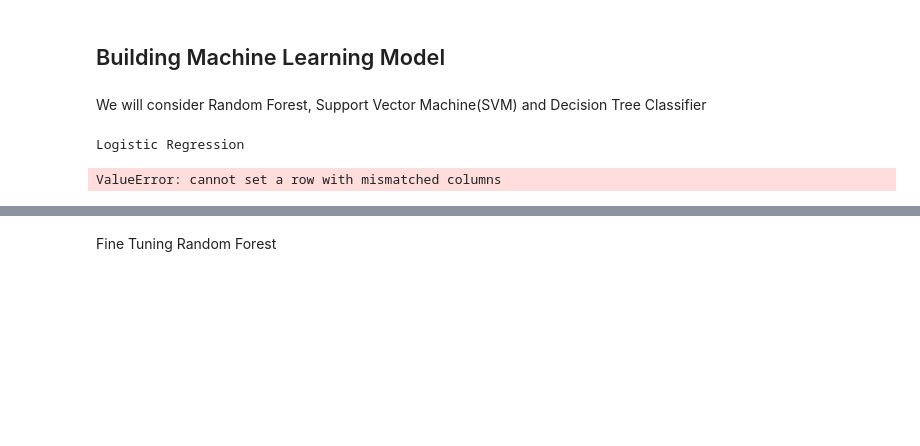
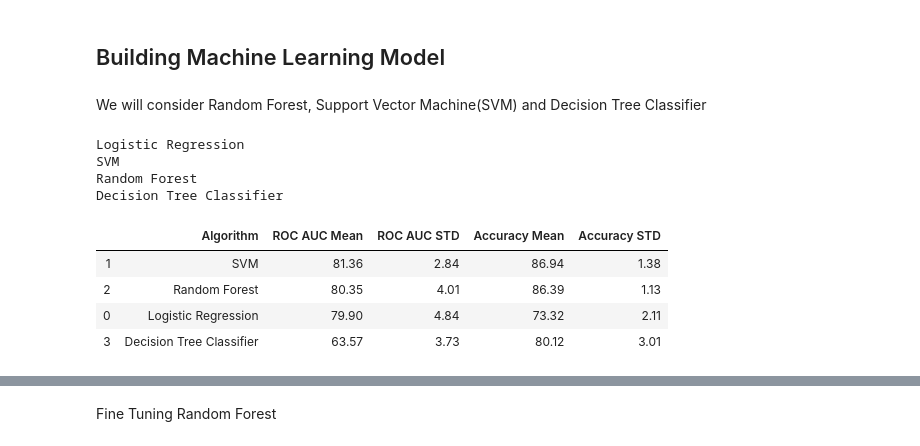
Before and after one commit to Dantarshi/dsc-mod-5-project-online-ds-ft-100719, a Jupyter notebook: student.ipynb, the cells around one changed output, grey strips where cells are left out. Cells and saved outputs as stored; diff of their text form; code cells hidden in the pictures; blank space fills up the shorter version.

```diff
--- a/student.ipynb
+++ b/student.ipynb
@@ -338,7 +338,7 @@ Size of Full dataset is: (1470, 30)
 # we have a heavey imbalance of class( we have more employesss with 0 than 1)
 
 
-X_train, X_test, y_train, y_test = train_test_split(df, target, test_size=0.25, random_state=24, stratify=target)
+X_train, X_test, y_train, y_test = train_test_split(df, target, test_size=0.25, random_state=24) #stratify=target)
 
 print("Number transactions X_train dataset: ", X_train.shape)
 print("Number transactions y_train dataset: ", y_train.shape)
@@ -356,7 +356,7 @@ Number transactions y_test dataset:  (368,)
 Name: Attrition, dtype: int64
 # %%
-smote = SMOTE()
-X_train, y_train = smote.fit_sample(X_train, y_train)
-X_train = pd.DataFrame(X_train, columns=df.columns)
-y_train = pd.Series(y_train, name=y_test.name)
-pd.Series(y_train).value_counts()
+# smote = SMOTE()
+# X_train, y_train = smote.fit_sample(X_train, y_train)
+# X_train = pd.DataFrame(X_train, columns=df.columns)
+# y_train = pd.Series(y_train, name=y_test.name)
+# pd.Series(y_train).value_counts()
@@ -385,42 +381,43 @@ models.append(('Decision Tree Classifier', DecisionTreeClassifier(random_state=2
 # %%
 acc_results = []
 auc_results = []
 names = []
 # set table to table to populate with performance results
 col = ['Algorithm', 'ROC AUC Mean', 'ROC AUC STD',
        'Accuracy Mean', 'Accuracy STD']
 df_results = pd.DataFrame(columns=col)
 i = 0
 # evaluate each model using cross-validation
 for name, model in models:
     print(name)
-    kfold = model_selection.KFold(n_splits=10, random_state=24)  # 10-fold cross-validation
+    kfold = model_selection.StratifiedKFold(n_splits=10, random_state=24)  # 10-fold cross-validation
 
     cv_acc_results = model_selection.cross_val_score(  # accuracy scoring
-        model, X_train, y=y_train, cv=kfold, scoring='accuracy')
-#     try:
-#         cv_auc_results = model_selection.cross_val_score(  # roc_auc scoring
-#             model, X_train,y= y_train, cv=kfold, scoring='roc_auc')
+    model, X_train, y_train, cv=kfold, scoring='accuracy')
+    cv_auc_results = model_selection.cross_val_score(  # roc_auc scoring
+            model, X_train, y_train, cv=kfold, scoring='roc_auc')
 
     acc_results.append(cv_acc_results)
-    #auc_results.append(cv_auc_results)
+    auc_results.append(cv_auc_results)
     names.append(name)
     df_results.loc[i] = [name,
-#                              round(cv_auc_results.mean()*100, 2),
-#                              round(cv_auc_results.std()*100, 2),
-                             round(cv_acc_results.mean()*100, 2),
-                             round(cv_acc_results.std()*100, 2)
-                             ]
-
-   # #import pdb
-        #pdb.set_trace()
-#         print(e)
-#         cv_auc_results = 0
+                         round(cv_auc_results.mean()*100, 2),
+                         round(cv_auc_results.std()*100, 2),
+                         round(cv_acc_results.mean()*100, 2),
+                         round(cv_acc_results.std()*100, 2)
+                         ]
     i += 1
 df_results.sort_values(by=['ROC AUC Mean'], ascending=False)
 # %% [output]
 Logistic Regression
+SVM
+Random Forest
+Decision Tree Classifier
-ValueError: cannot set a row with mismatched columns
+|  | Algorithm | ROC AUC Mean | ROC AUC STD | Accuracy Mean | Accuracy STD |
+| 1 | SVM | 81.36 | 2.84 | 86.94 | 1.38 |
+| 2 | Random Forest | 80.35 | 4.01 | 86.39 | 1.13 |
+| 0 | Logistic Regression | 79.90 | 4.84 | 73.32 | 2.11 |
+| 3 | Decision Tree Classifier | 63.57 | 3.73 | 80.12 | 3.01 |
 # %%
 fig = plt.figure(figsize=(15, 7))
 fig.suptitle('Algorithm ROC AUC Comparison')
```
Also changed, not shown: parts of 19 cells of this notebook, 5 other files.
